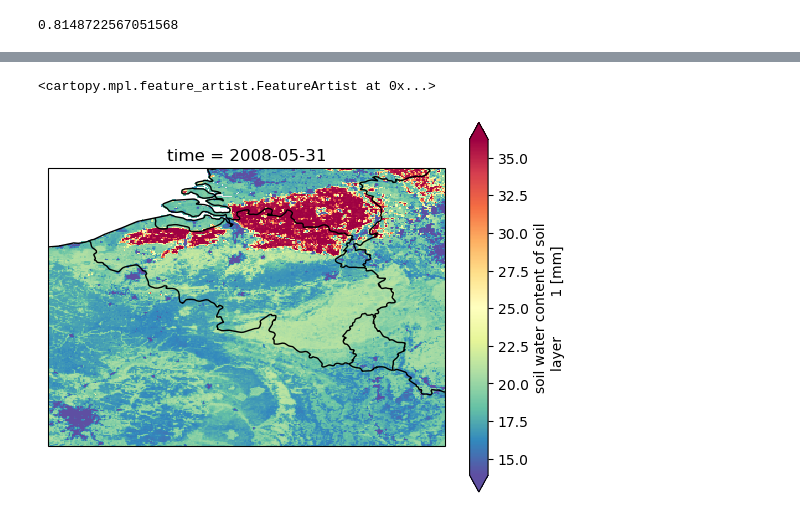
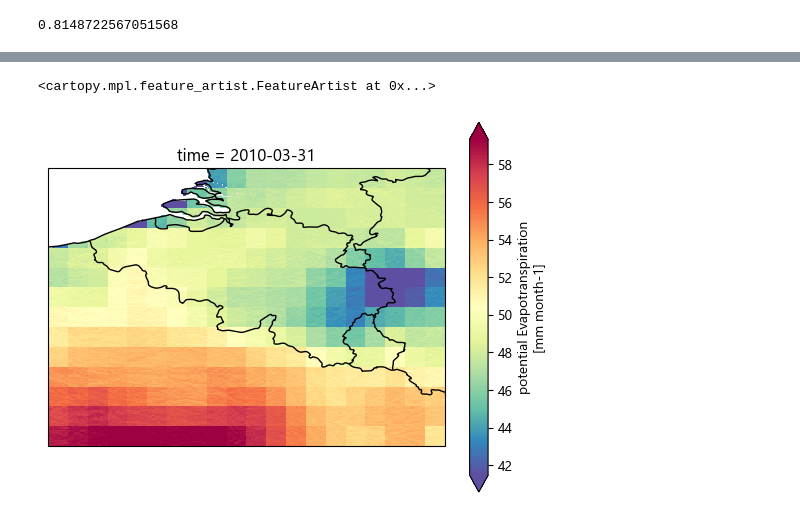
Before and after one commit to klekarkar/mHM_IO_dataprocessing, a Jupyter notebook: model_evaluation.ipynb, the cells around one changed output, grey strips where cells are left out. Saved outputs shown, nothing was run; the diff lists cells and outputs as text; code cells hidden in the pictures.

```diff
--- a/model_evaluation.ipynb
+++ b/model_evaluation.ipynb
@@ -144,12 +144,12 @@ Text(0.5, 0, 'observed sm')
 # %%
 fig, ax = plt.subplots(subplot_kw={'projection': ccrs.PlateCarree()})
-sm_data = mhm_fluxes['SWC_L01'][100]
+sm_data = mhm_fluxes['PET'][122]
 sm_data.plot(ax=ax, cmap='Spectral_r', robust=True, transform=ccrs.PlateCarree())
 
 # Add a background map
 ax.coastlines()
 ax.add_feature(cartopy.feature.BORDERS, linestyle='-')
 ax.add_feature(cartopy.feature.LAND, facecolor='0.9')
 # %% [output]
 <cartopy.mpl.feature_artist.FeatureArtist at 0x...>
-[figure, old version]
+[figure, new version]
```
Also changed, not shown: parts of 7 cells of this notebook, 1 other file.
